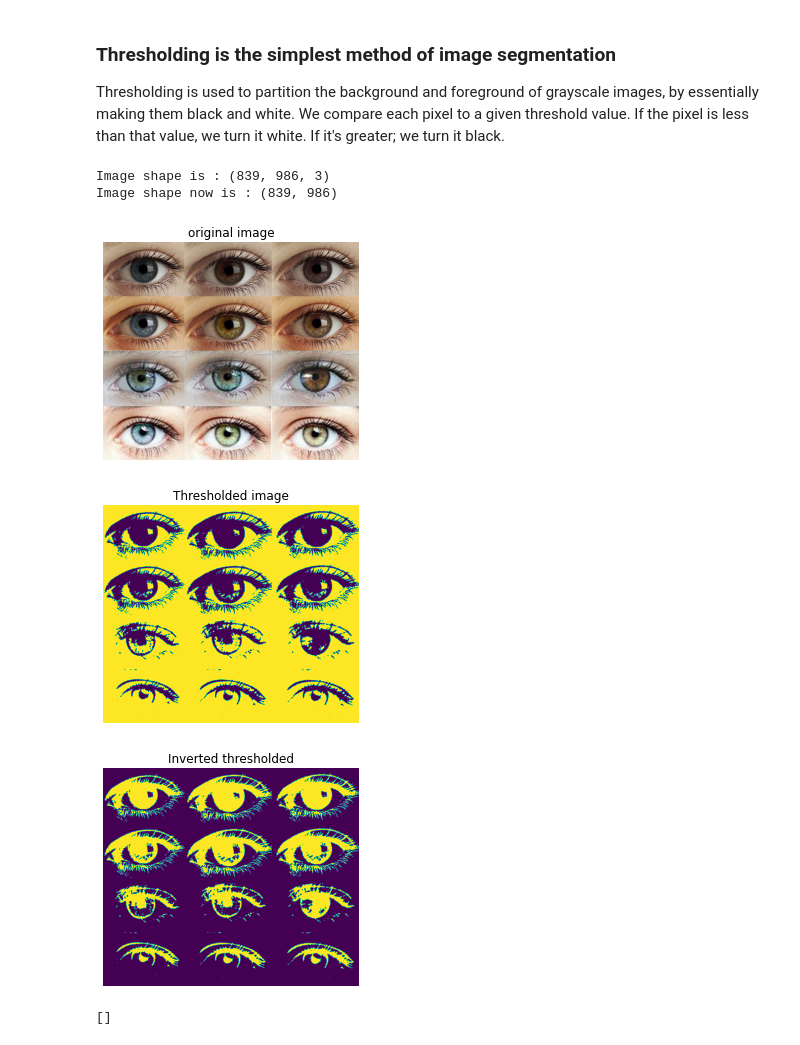
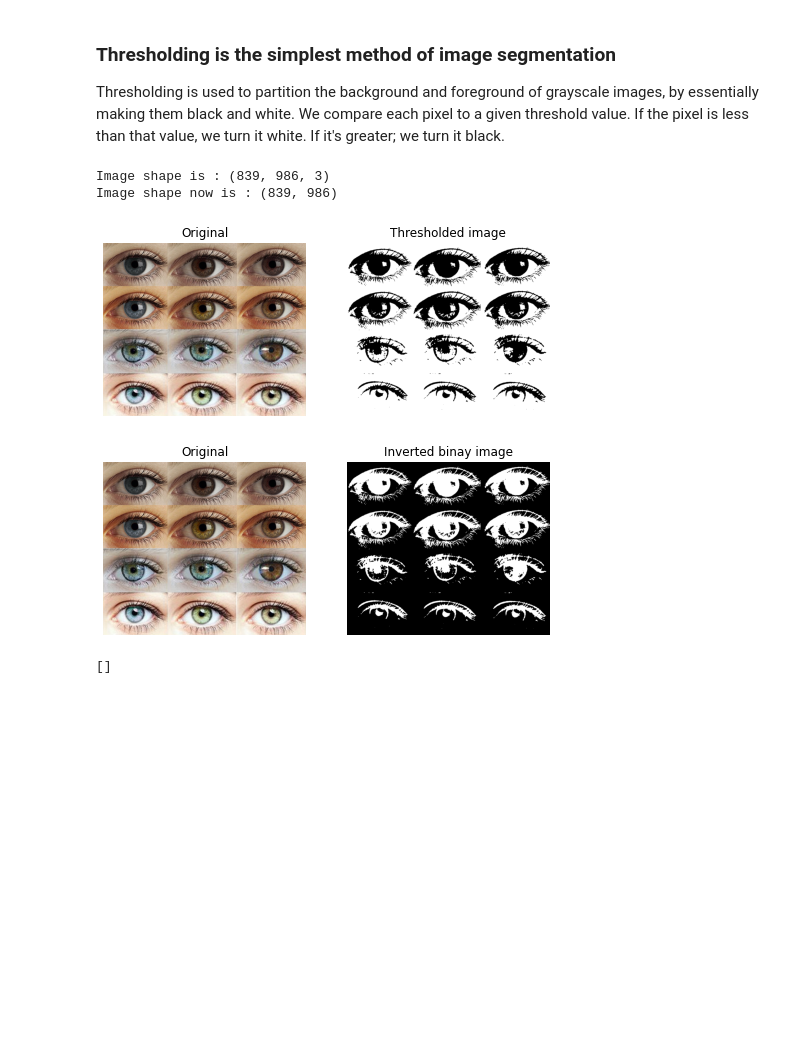
Before and after one commit to azizulkawser/digital_image_processing, a Jupyter notebook: DIP_Tutorial.ipynb, the cells around one changed output. Drawn from its saved outputs; the diff is of its cells as text; code cells hidden in the pictures; blank space fills up the shorter version.

Commit message:
plot_comparison function added

```diff
--- a/DIP_Tutorial.ipynb
+++ b/DIP_Tutorial.ipynb
@@ -19,6 +19,17 @@ def show_image(image, title = 'Image', cmap_type = 'grey'):
     plt.title(title)
     plt.axis('off')
     plt.show()
+# %%
+# visualization comparison between two images
+def plot_comparison(original, transformed, title_transformed):
+    fig, (ax1, ax2) = plt.subplots(ncols = 2, figsize = (8,6), sharex = True, sharey = True)
+    ax1.imshow(original, cmap = plt.cm.gray)
+    ax1.set_title('Original')
+    ax1.axis('off')
+
+    ax2.imshow(transformed, cmap = plt.cm.gray)
+    ax2.set_title(title_transformed)
+    ax2.axis('off')
 # %%
 show_image(rocket_image)
 show_image(coffee_image)
@@ -121,32 +132,33 @@ Thresholding is used to partition the background and foreground of grayscale ima
 # %%
 # loading image using matplotlib
 eye = plt.imread('/Users/imak/Documents/Python/Projects/Digital_Image_Processing/eye.jpeg')
 
 print('Image shape is :',eye.shape)
 
 # Make the image grayscale using rgb2gray
 eye_gray = color.rgb2gray(eye)
 
 print('Image shape now is :',eye_gray.shape)
 
 # obtain the optimal threshold value
 threshold = .4
 
 #apply threshold to image
 binary  = eye_gray > threshold
-show_image(eye, 'original image')
-show_image(binary, 'Thresholded image')
+# show_image(eye, 'original image')
+# show_image(binary, 'Thresholded image')
+plot_comparison(eye, binary, 'Thresholded image')
 # %% [output]
 Image shape is : (839, 986, 3)
 Image shape now is : (839, 986)
-[figure, old version]
+[figure, new version]
-[figure, removed]
 # %%
 #apply inverse thresholding to image
 inverted_binary = eye_gray <= threshold
-show_image(inverted_binary, 'Inverted thresholded')
+# show_image(inverted_binary, 'Inverted thresholded')
+plot_comparison(eye, inverted_binary, "Inverted binay image")
 # %% [output]
-[figure, old version]
+[figure, new version]
 # %%
 #More thresholding algorithm
 from skimage.filters import try_all_threshold
```
Also changed, not shown: parts of 3 cells of this notebook.
